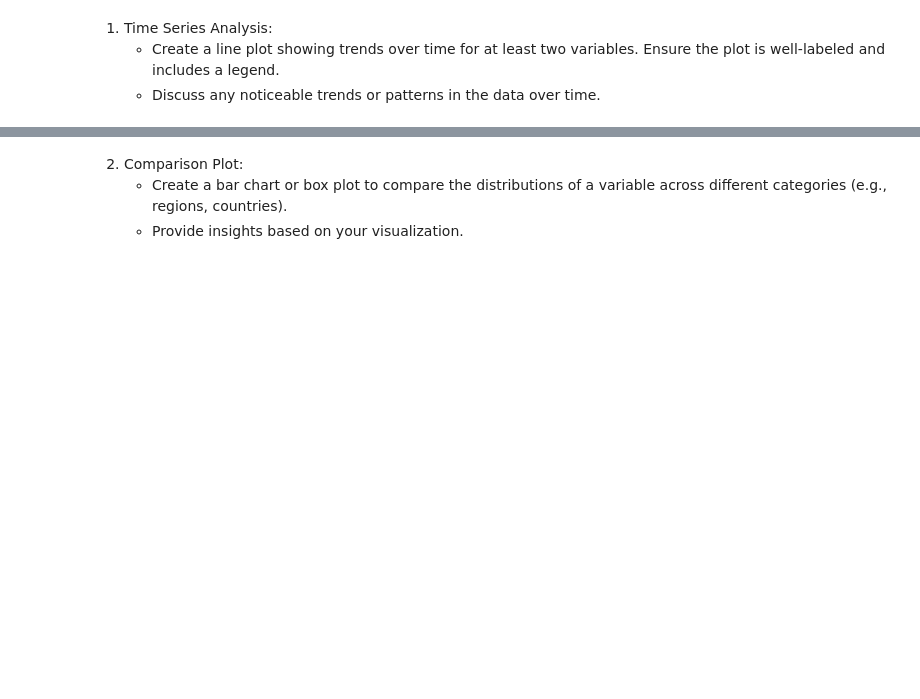
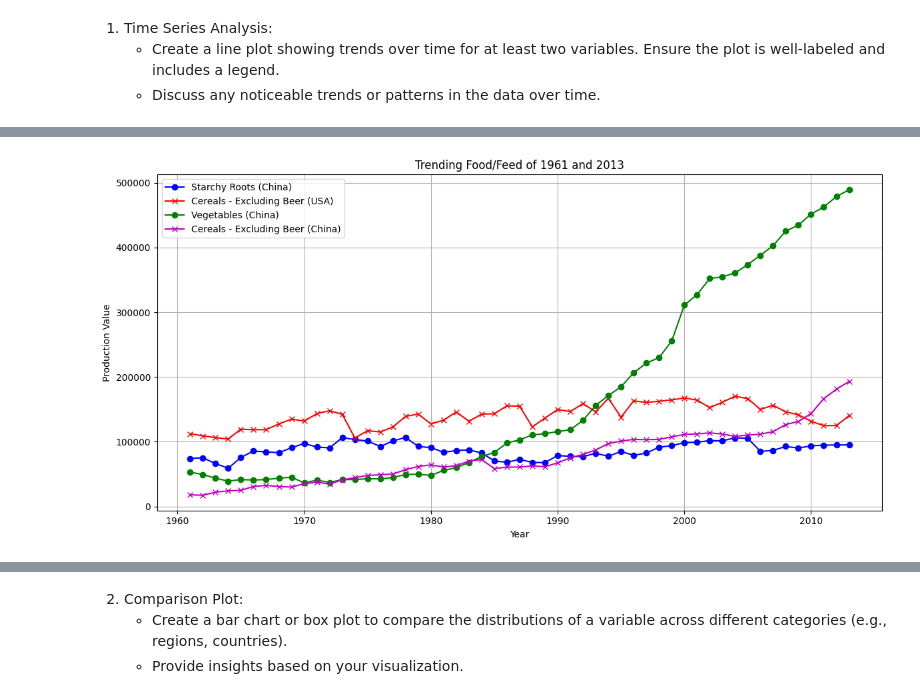
Before and after one commit to Alessa-Gillespie/ASSMT1-GRP3-DATAVIZ, a Jupyter notebook: dataviz_assessment1.ipynb, the cells around one changed output, grey strips where cells are left out. Saved outputs shown, nothing was run; the diff lists cells and outputs as text; code cells hidden in the pictures; blank space fills up the shorter version.

```diff
--- a/dataviz_assessment1.ipynb
+++ b/dataviz_assessment1.ipynb
@@ -742,0 +905,44 @@ merged_df.head()
+# %%
+# Filter for "Starchy Roots" in China for the 'Food' element in 1961
+biggest_food_1961 = merged_df[
+    (merged_df['ITEM'] == 'Starchy Roots') &
+    (merged_df['AREA'] == 'China, mainland') &
+    (merged_df['ELEMENT'] == 'Food')
+]
+
+# Filter for "Cereals - Excluding Beer" in the USA for the 'Feed' element in 1961
+biggest_feed_1961 = merged_df[
+    (merged_df['ITEM'] == 'Cereals - Excluding Beer') &
+    (merged_df['AREA'] == 'United States of America') &
+    (merged_df['ELEMENT'] == 'Feed')
+]
+
+# Filter for "Vegetables" in China for the 'Food' element in 2013
+biggest_food_2013 = merged_df[
+    (merged_df['ITEM'] == 'Vegetables') &
+    (merged_df['AREA'] == 'China, mainland') &
+    (merged_df['ELEMENT'] == 'Food')
+]
+
+# Filter for "Cereals - Excluding Beer" in China for the 'Feed' element in 2013
+biggest_feed_2013 = merged_df[
+    (merged_df['ITEM'] == 'Cereals - Excluding Beer') &
+    (merged_df['AREA'] == 'China, mainland') &
+    (merged_df['ELEMENT'] == 'Feed')
+]
+
+# Plotting
+plt.figure(figsize=(12, 6))
+plt.plot(biggest_food_1961['YEAR'], biggest_food_1961['PRODUCTION_VALUE'], marker='o', color='b', label='Starchy Roots (China)')
+plt.plot(biggest_feed_1961['YEAR'], biggest_feed_1961['PRODUCTION_VALUE'], marker='x', color='r', label='Cereals - Excluding Beer (USA)')
+plt.plot(biggest_food_2013['YEAR'], biggest_food_2013['PRODUCTION_VALUE'], marker='o', color='g', label='Vegetables (China)')
+plt.plot(biggest_feed_2013['YEAR'], biggest_feed_2013['PRODUCTION_VALUE'], marker='x', color='m', label='Cereals - Excluding Beer (China)')
+plt.xlabel('Year'),
+plt.ylabel('Production Value')
+plt.title('Trending Food/Feed of 1961 and 2013')
+plt.grid(True)
+plt.legend()
+plt.tight_layout()
+plt.show()
+# %% [output]
+[figure, added]
```
Also changed, not shown: parts of 18 cells of this notebook.
